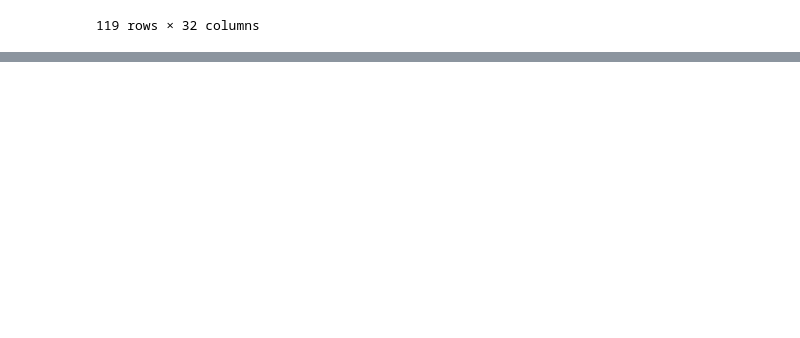
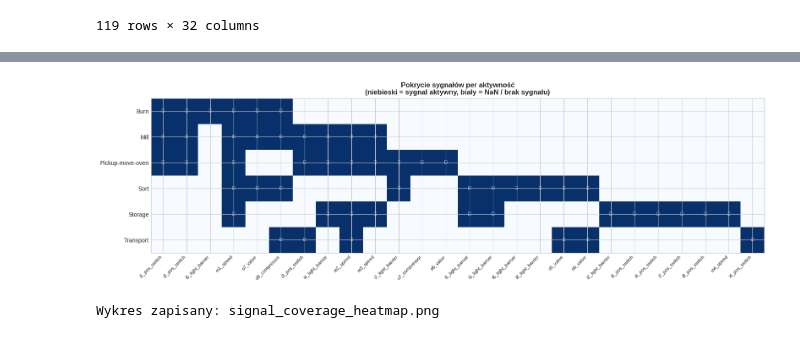
Before and after one commit to Mateusz1402/Modelowanie-i-Analiza-Proces-w-Biznesowych-2026, a Jupyter notebook: Artefakty_Projektu/Milestone1_EDA.ipynb, the cells around one changed output, grey strips where cells are left out. Cells and saved outputs as stored; diff of their text form; code cells hidden in the pictures; blank space fills up the shorter version.

```diff
--- a/Artefakty_Projektu/Milestone1_EDA.ipynb
+++ b/Artefakty_Projektu/Milestone1_EDA.ipynb
@@ -261,15 +119,0 @@ type_issues_df if not type_issues_df.empty else pd.DataFrame([{'column': 'BRAK',
-# %%
-# Sprawdzamy: 1) czy timestampy się sparsowały, 2) czy rosną monotonicznie w każdym przypadku
-
-# Szukamy przypadków, gdzie czas nie rośnie monotonicznie (błędy w kolejności zdarzeń)
-non_monotonic_cases = []
-for case_id, g in df.sort_values(['case_id', 'timestamp']).groupby('case_id'):
-    if not g['timestamp'].is_monotonic_increasing:  # Sprawdź czy czasy rosną
-        non_monotonic_cases.append(case_id)
-
-# Raport o problemach z czasami
-timestamp_quality = pd.DataFrame({
-    'check': ['timestamp_parse_errors', 'non_monotonic_cases_count'],
-    'value': [int(df['timestamp'].isna().sum()), int(len(non_monotonic_cases))]
-})
-timestamp_quality
@@ -397,0 +301,29 @@ case_durations
+# %%
+# Wykres 4: Heatmapa pokrycia sygnałów per aktywność
+import numpy as np
+
+coverage_matrix = df.groupby('activity')[signal_cols].apply(lambda g: g.notna().any()).astype(int)
+
+fig, ax = plt.subplots(figsize=(16, 5))
+im = ax.imshow(coverage_matrix.values, aspect='auto', cmap='Blues', vmin=0, vmax=1)
+
+ax.set_xticks(range(len(signal_cols)))
+ax.set_xticklabels(signal_cols, rotation=45, ha='right', fontsize=8)
+ax.set_yticks(range(len(coverage_matrix.index)))
+ax.set_yticklabels(coverage_matrix.index, fontsize=10)
+ax.set_title('Pokrycie sygnałów per aktywność\n(niebieski = sygnał aktywny, biały = NaN / brak sygnału)',
+             fontsize=12, fontweight='bold')
+
+# Dodaj wartości w komórkach
+for i in range(len(coverage_matrix.index)):
+    for j in range(len(signal_cols)):
+        val = coverage_matrix.values[i, j]
+        ax.text(j, i, '✓' if val else '', ha='center', va='center', fontsize=8, color='white' if val else 'gray')
+
+plt.tight_layout()
+plt.savefig('signal_coverage_heatmap.png', dpi=120, bbox_inches='tight')
+plt.show()
+print('Wykres zapisany: signal_coverage_heatmap.png')
+# %% [output]
+[figure, added]
+Wykres zapisany: signal_coverage_heatmap.png
```
Also changed, not shown: parts of 29 cells of this notebook, 3 other files.
